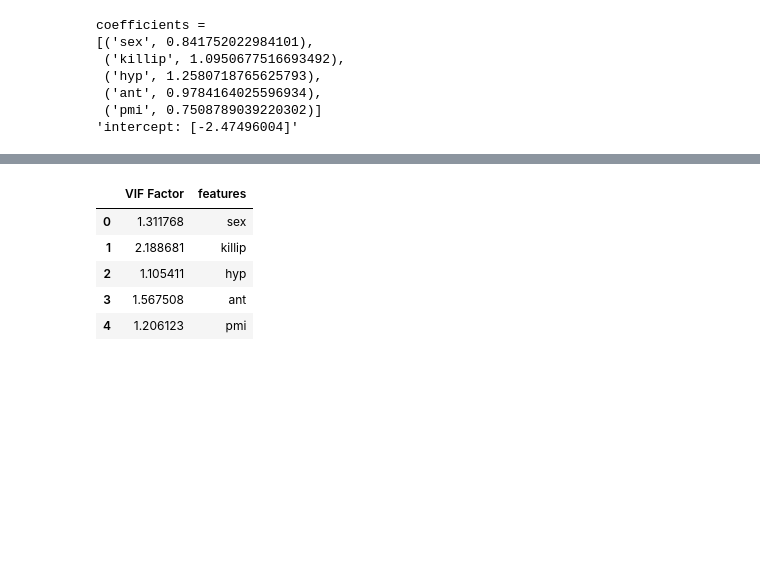
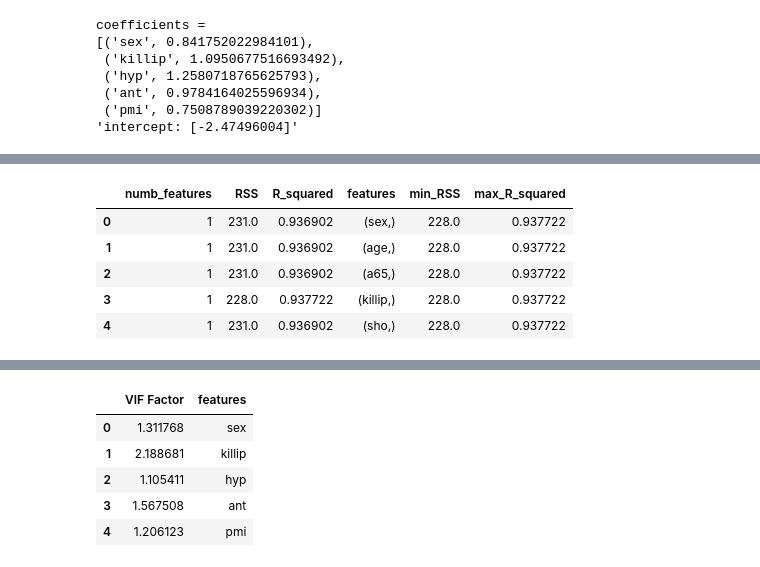
Before and after one commit to andrealorenzon/health_data_analytics, a Jupyter notebook: GUSTO/GUSTO.ipynb, the cells around one changed output, grey strips where cells are left out. Cells and saved outputs as stored; diff of their text form; code cells hidden in the pictures; blank space fills up the shorter version.

```diff
--- a/GUSTO/GUSTO.ipynb
+++ b/GUSTO/GUSTO.ipynb
@@ -428,0 +533,11 @@ coefficients =
+# %%
+# helper: logistic model fitter
+
+def fit_log_reg(X,Y):
+    #Fit linear regression model and return RSS and R squared values
+    model_k = LogisticRegression(fit_intercept = True)
+    model_k.fit(X,Y)
+    RSS = mean_squared_error(Y,model_k.predict(X)) * len(Y)
+    R_squared = model_k.score(X,Y)
+    return RSS, R_squared
+#helper:
@@ -428,0 +547,7 @@ coefficients =
+# %%
+#Initialization variables
+Y = df.day30
+X = df.drop(columns = 'day30', axis = 1)
+k = 18
+RSS_list, R_squared_list, feature_list = [],[], []
+numb_features = []
@@ -428,0 +600,11 @@ coefficients =
+# %%
+res['min_RSS'] = res.groupby('numb_features')['RSS'].transform(min)
+res['max_R_squared'] = res.groupby('numb_features')['R_squared'].transform(max)
+res.head()
+# %% [output]
+|  | numb_features | RSS | R_squared | features | min_RSS | max_R_squared |
+| 0 | 1 | 231.0 | 0.936902 | (sex,) | 228.0 | 0.937722 |
+| 1 | 1 | 231.0 | 0.936902 | (age,) | 228.0 | 0.937722 |
+| 2 | 1 | 231.0 | 0.936902 | (a65,) | 228.0 | 0.937722 |
+| 3 | 1 | 228.0 | 0.937722 | (killip,) | 228.0 | 0.937722 |
+| 4 | 1 | 231.0 | 0.936902 | (sho,) | 228.0 | 0.937722 |
```
Also changed, not shown: parts of 21 cells of this notebook.
